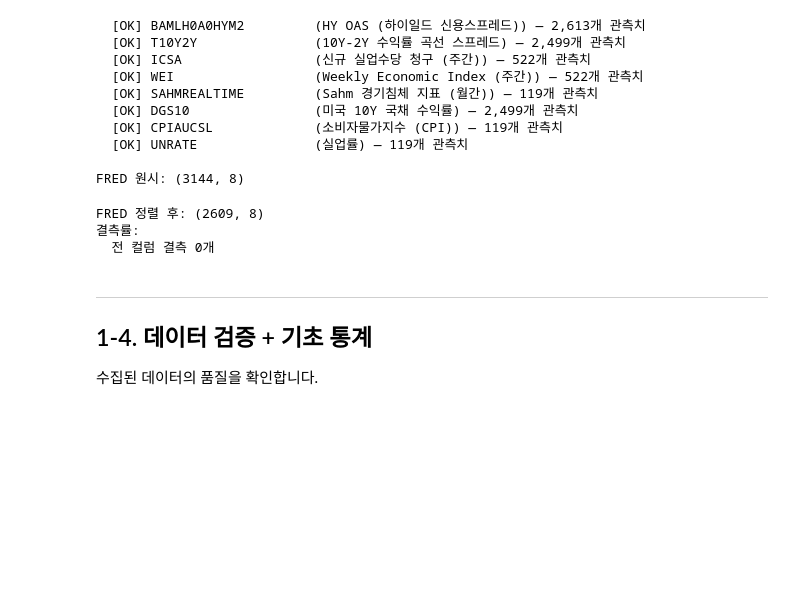
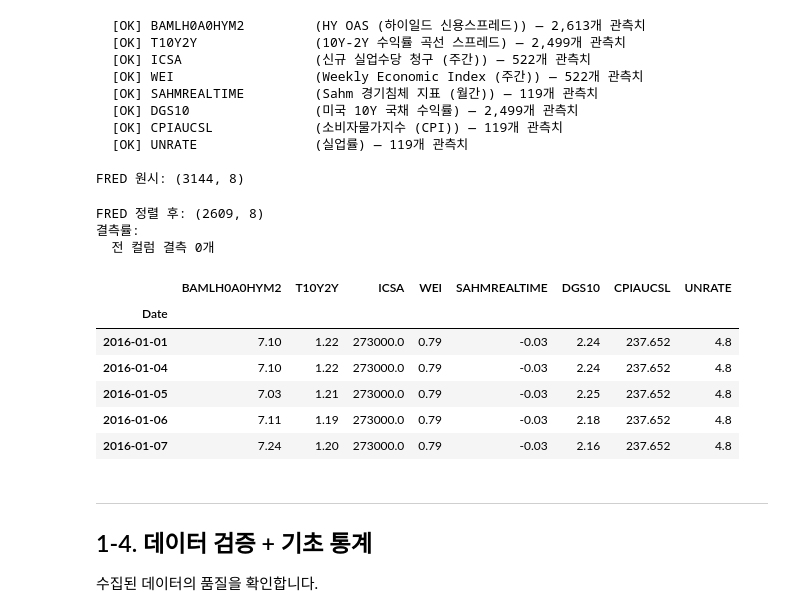
Before and after one commit to sybeom528/finance_project, a Jupyter notebook: 김윤서/Step1_Data_Collection.ipynb, the cells around one changed output. Drawn from its saved outputs; the diff is of its cells as text; code cells hidden in the pictures; blank space fills up the shorter version.

```diff
--- a/김윤서/Step1_Data_Collection.ipynb
+++ b/김윤서/Step1_Data_Collection.ipynb
@@ -404,6 +403,16 @@ else:
 FRED 정렬 후: (2609, 8)
 결측률:
   전 컬럼 결측 0개
+# %%
+df_fred.head()
+# %% [output]
+|  | BAMLH0A0HYM2 | T10Y2Y | ICSA | WEI | SAHMREALTIME | DGS10 | CPIAUCSL | UNRATE |
+| Date |  |  |  |  |  |  |  |  |
+| 2016-01-01 | 7.10 | 1.22 | 273000.0 | 0.79 | -0.03 | 2.24 | 237.652 | 4.8 |
+| 2016-01-04 | 7.10 | 1.22 | 273000.0 | 0.79 | -0.03 | 2.24 | 237.652 | 4.8 |
+| 2016-01-05 | 7.03 | 1.21 | 273000.0 | 0.79 | -0.03 | 2.25 | 237.652 | 4.8 |
+| 2016-01-06 | 7.11 | 1.19 | 273000.0 | 0.79 | -0.03 | 2.18 | 237.652 | 4.8 |
+| 2016-01-07 | 7.24 | 1.20 | 273000.0 | 0.79 | -0.03 | 2.16 | 237.652 | 4.8 |
 # %% [markdown]
 ---
 ## 1-4. 데이터 검증 + 기초 통계
```
Also changed, not shown: parts of 3 cells of this notebook, 5 other files.
